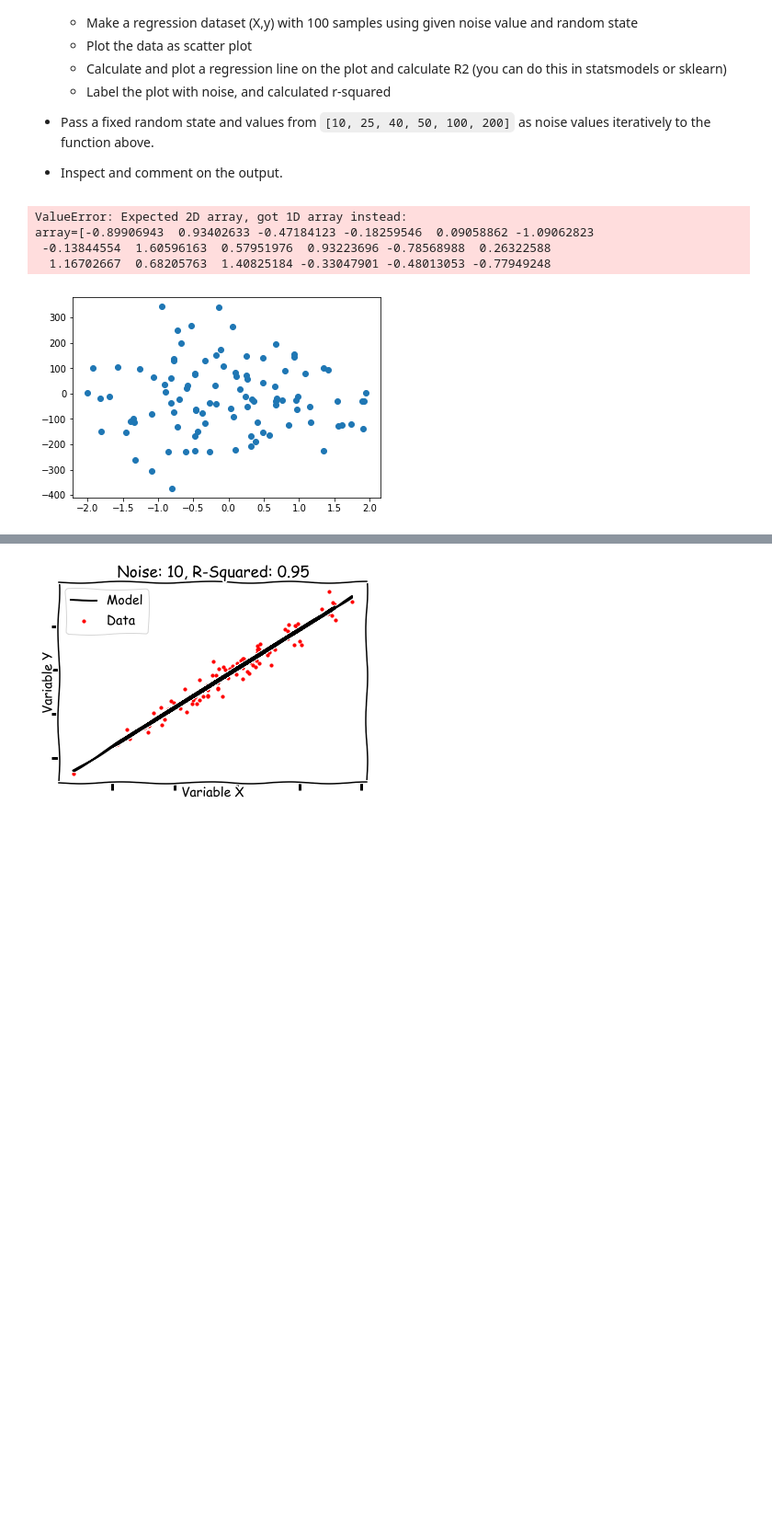
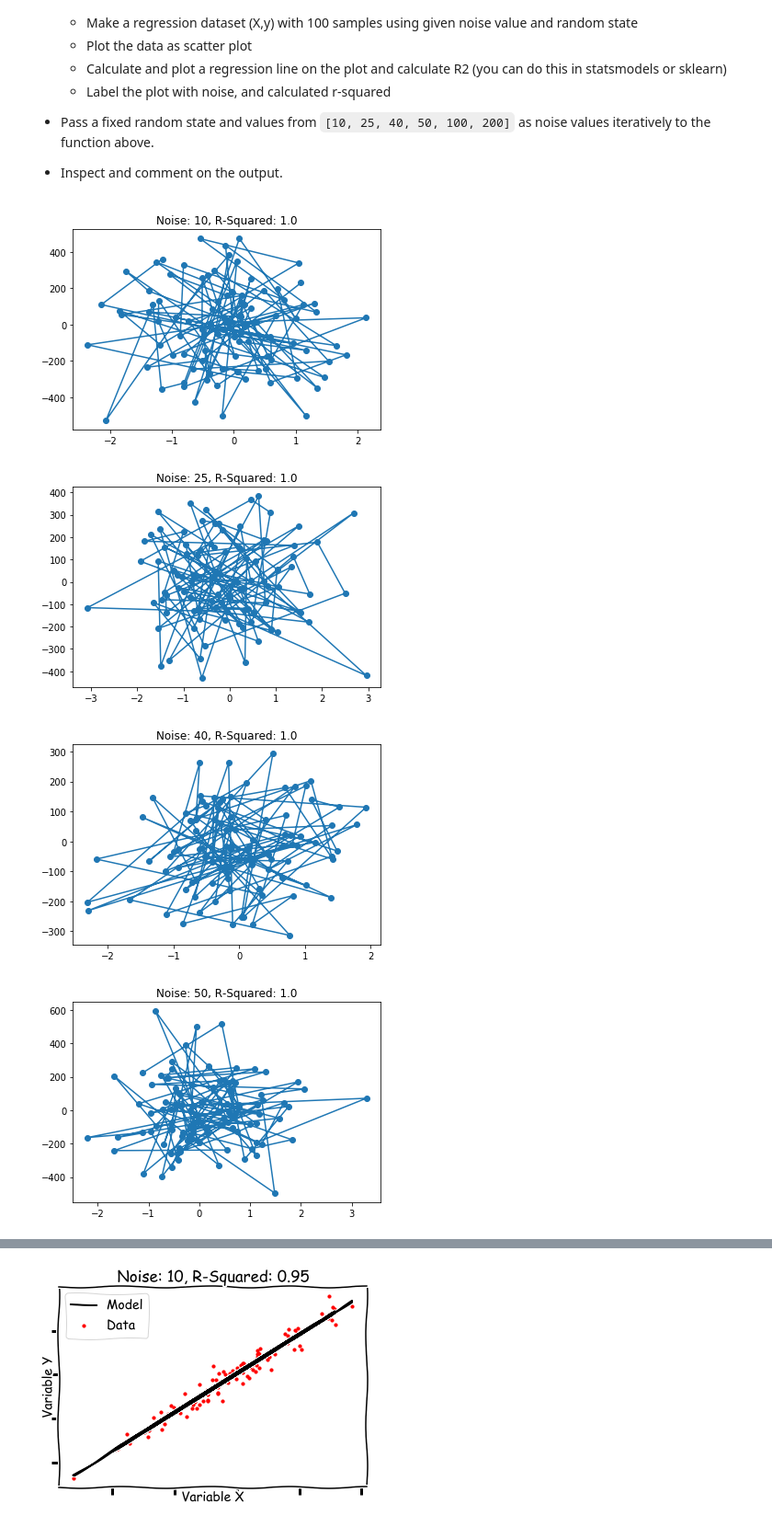
Before and after one commit to kayschulz/dsc-2-23-06-data-generation-process-lab-seattle-ds-career-040119, a Jupyter notebook: index.ipynb, the cells around one changed output, grey strips where cells are left out. Shown at 92% size. Drawn from its saved outputs; the diff is of its cells as text; code cells hidden in the pictures; blank space fills up the shorter version.

```diff
--- a/index.ipynb
+++ b/index.ipynb
@@ -35,30 +35,29 @@ from sklearn.linear_model import LinearRegression
 # %%
 def reg_simulation(n, random_state):
     X, y = make_regression(n_samples=100, noise=n)
 
     # Use X,y to draw a scatter plot
     plt.scatter(X[:,0], y)
 
 
     lr = LinearRegression()
     lr.fit(X, y)
     y_pred = lr.predict(X)
-    r2 = lr.score(X[:,0], y)
+    r2 = lr.score(X, y)
 
-    plt.plot(X, y_pred)
+    plt.plot(X[:,0], y_pred)
     plt.title('Noise: {}, R-Squared: {}'.format(n, r2))
     plt.show()
     # Fit a linear regression model to X , y and calculate r2
     # label and plot the regression line
 
 
 random_state = None
 
 for n in [10, 25, 40, 50, 100, 200]:
     reg_simulation(n, random_state)
 # %% [output]
-ValueError: Expected 2D array, got 1D array instead:
-array=[-0.89906943  0.93402633 -0.47184123 -0.18259546  0.09058862 -1.09062823
- -0.13844554  1.60596163  0.57951976  0.93223696 -0.78568988  0.26322588
-  1.16702667  0.68205763  1.40825184 -0.33047901 -0.48013053 -0.77949248
-[figure, old version]
+[figure, new version]
+[figure, added]
+[figure, added]
+[figure, added]
```
Also changed, not shown: parts of 1 cell of this notebook.
